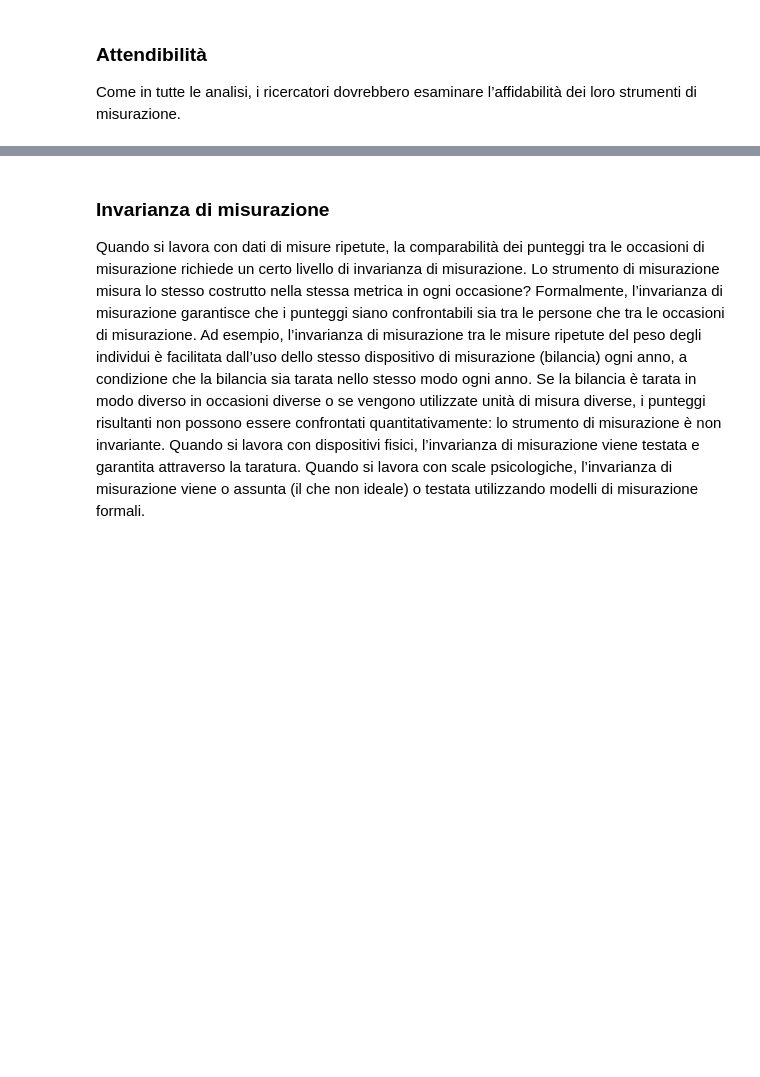
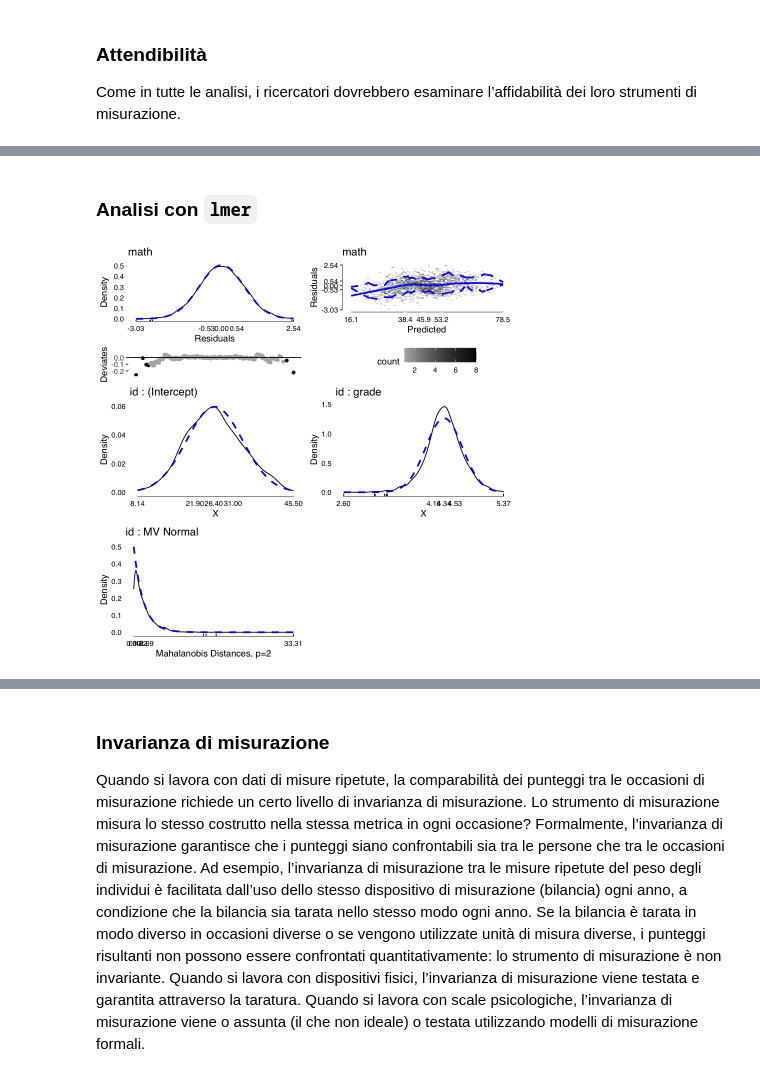
Before and after one commit to ccaudek/cfa_book_2023, a Jupyter notebook: 320_growth_models_intro.ipynb, the cells around one changed output, grey strips where cells are left out. Cells and saved outputs as stored; diff of their text form; code cells hidden in the pictures; blank space fills up the shorter version.

```diff
--- a/320_growth_models_intro.ipynb
+++ b/320_growth_models_intro.ipynb
@@ -155,0 +185,9 @@ Come in tutte le analisi, i ricercatori dovrebbero esaminare l’affidabilità d
+# %% [markdown]
+### Analisi con `lmer`
+# %%
+m <- lmer(math ~ grade + (1 + grade | id), data = nlsy_math_long)
+# %%
+md <- modelDiagnostics(m, ev.perc = .001)
+plot(md, ask = FALSE, ncol = 2, nrow = 3)
+# %% [output]
+[figure, added]
```
Also changed, not shown: parts of 12 cells of this notebook, 47 other files.
